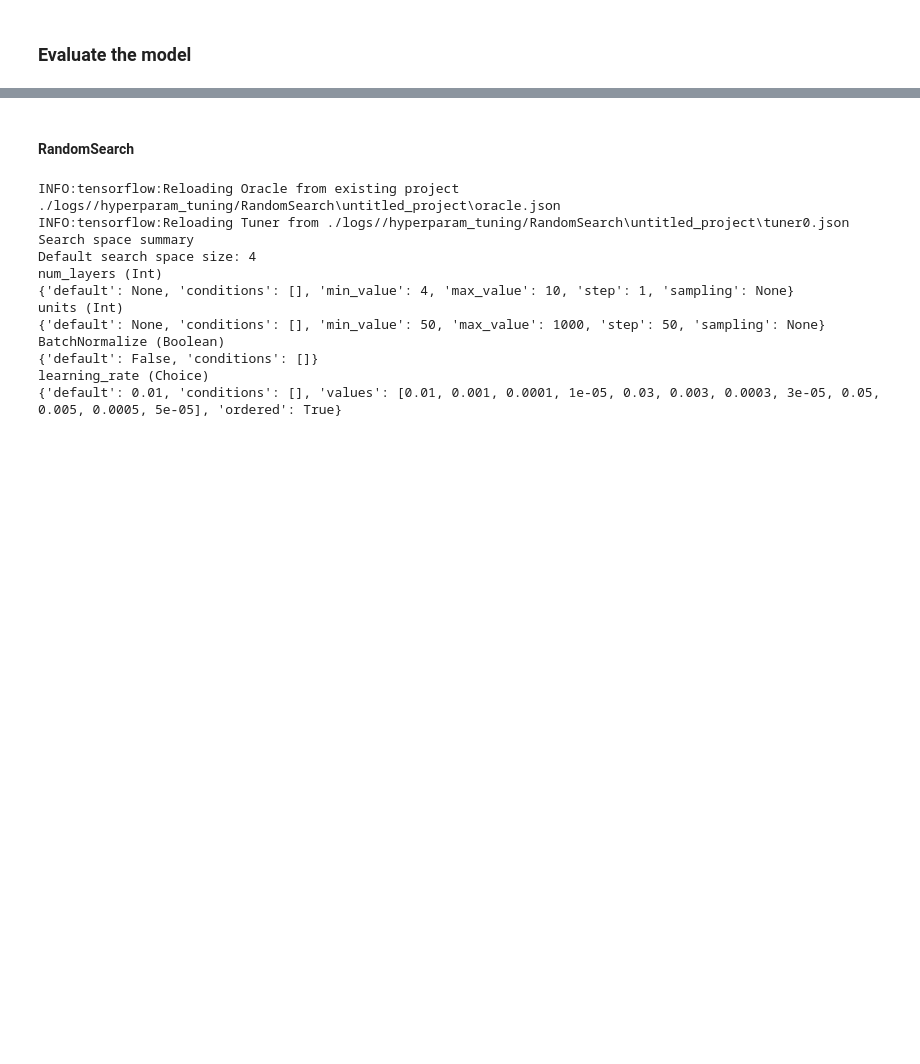
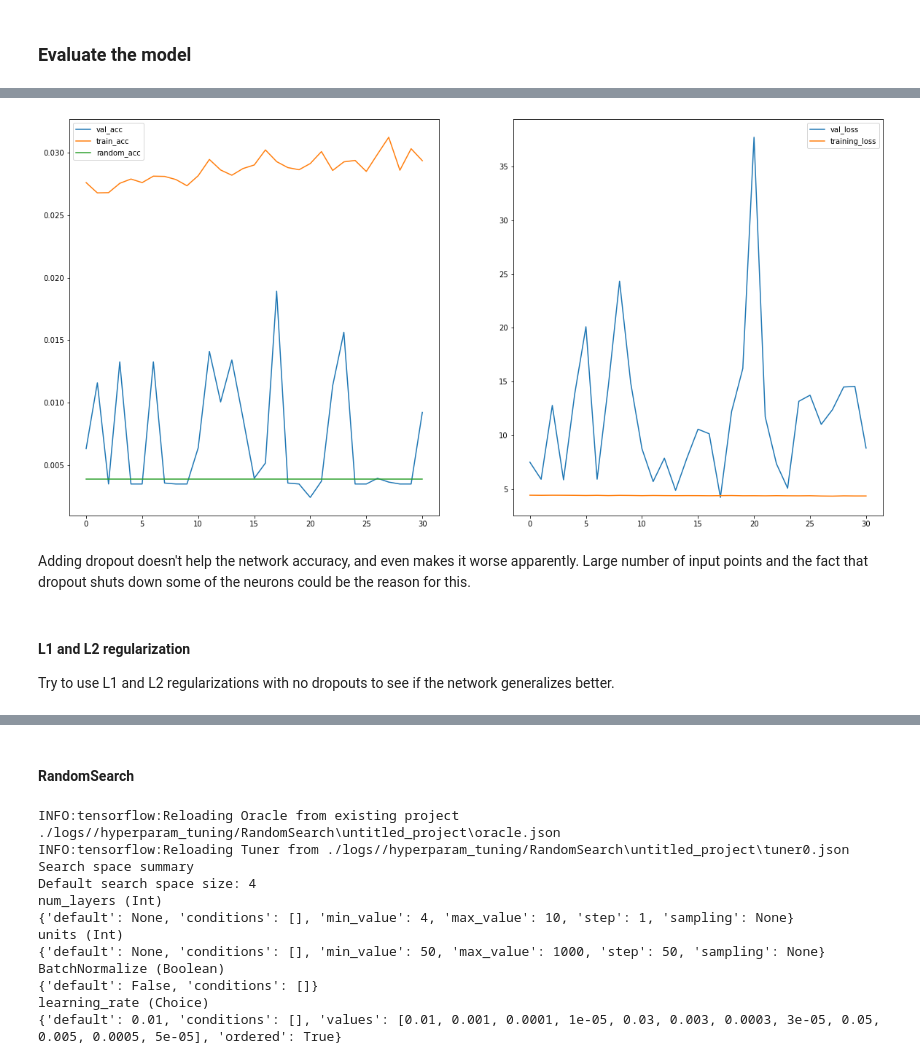
Before and after one commit to rubidijum/MachineLearningSCA, a Jupyter notebook: 1_0_SCA_MLP.ipynb, the cells around one changed output, grey strips where cells are left out. Drawn from its saved outputs; the diff is of its cells as text; code cells hidden in the pictures; blank space fills up the shorter version.

```diff
--- a/1_0_SCA_MLP.ipynb
+++ b/1_0_SCA_MLP.ipynb
@@ -475,0 +612,4 @@ def build_model(hp):
+# %%
+dropout_trainer_v2 = SCA_Trainer()
+
+dropout_trainer_v2.train_model(MLP_dropout, dataset, ATTACK_BYTE, batch_size=32, epochs=50, validation_split=0.2, tag='rate=0.2_moreNeurons')
@@ -475,0 +631,10 @@ def build_model(hp):
+# %%
+dropout_trainer_v2.plot_model_history()
+# %% [output]
+[figure, added]
+# %% [markdown]
+Adding dropout doesn't help the network accuracy, and even makes it worse apparently. Large number of input points and the fact that dropout shuts down some of the neurons could be the reason for this.
+# %% [markdown]
+#### L1 and L2 regularization
+
+Try to use L1 and L2 regularizations with no dropouts to see if the network generalizes better.
```
Also changed, not shown: parts of 172 cells of this notebook, 1 other file.
